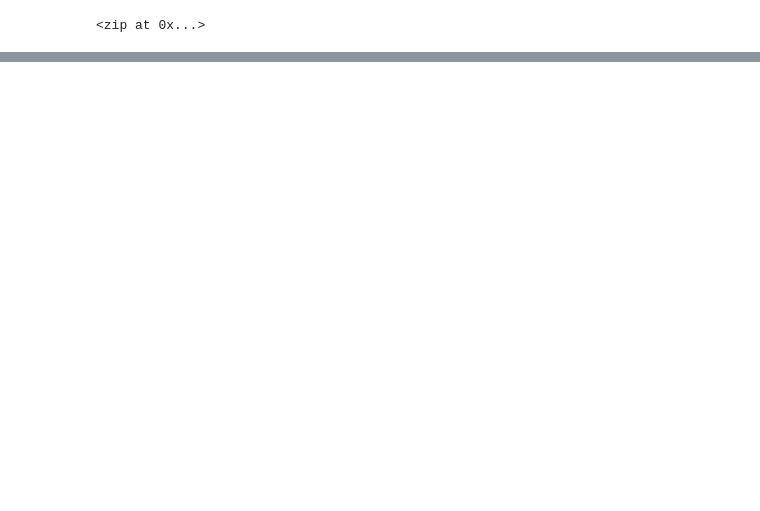
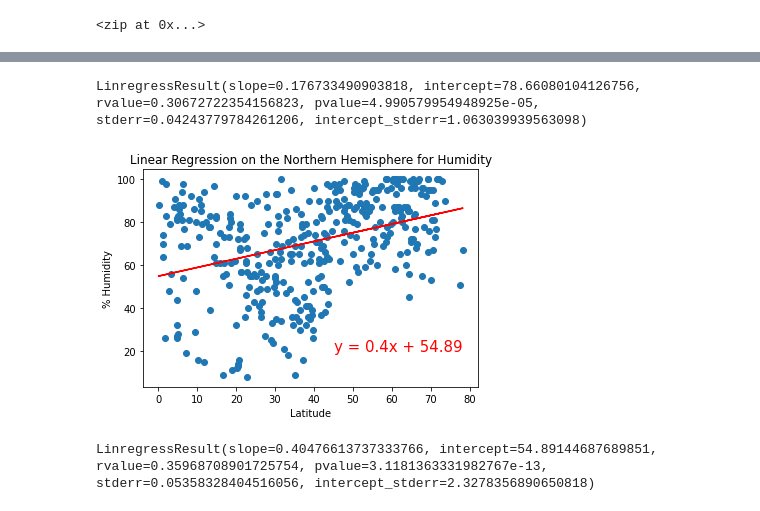
Before and after one commit to DALeske/World_Weather_Analysis, a Jupyter notebook: WeatherPy.ipynb, the cells around one changed output, grey strips where cells are left out. Drawn from its saved outputs; the diff is of its cells as text; code cells hidden in the pictures; blank space fills up the shorter version.

```diff
--- a/WeatherPy.ipynb
+++ b/WeatherPy.ipynb
@@ -271,0 +382,19 @@ plt.show()
+# %%
+# Check correlation coefficients
+linregress(x_values, y_values)
+# %% [output]
+LinregressResult(slope=0.176733490903818, intercept=78.66080104126756, rvalue=0.30672722354156823, pvalue=4.990579954948925e-05, stderr=0.04243779784261206, intercept_stderr=1.063039939563098)
+# %%
+# Linear regression on the Northern Hemisphere Humidity
+x_values = northern_hemi_df["Lat"]
+y_values = northern_hemi_df["Humidity"]
+#Call the function
+plot_linear_regression(x_values, y_values, "Linear Regression on the Northern Hemisphere \
+for Humidity", '% Humidity',(45,20))
+# %% [output]
+[figure, added]
+# %%
+# Check correlation coefficients
+linregress(x_values, y_values)
+# %% [output]
+LinregressResult(slope=0.40476613737333766, intercept=54.89144687689851, rvalue=0.35968708901725754, pvalue=3.1181363331982767e-13, stderr=0.05358328404516056, intercept_stderr=2.3278356890650818)
```
Also changed, not shown: parts of 27 cells of this notebook, 6 other files.
